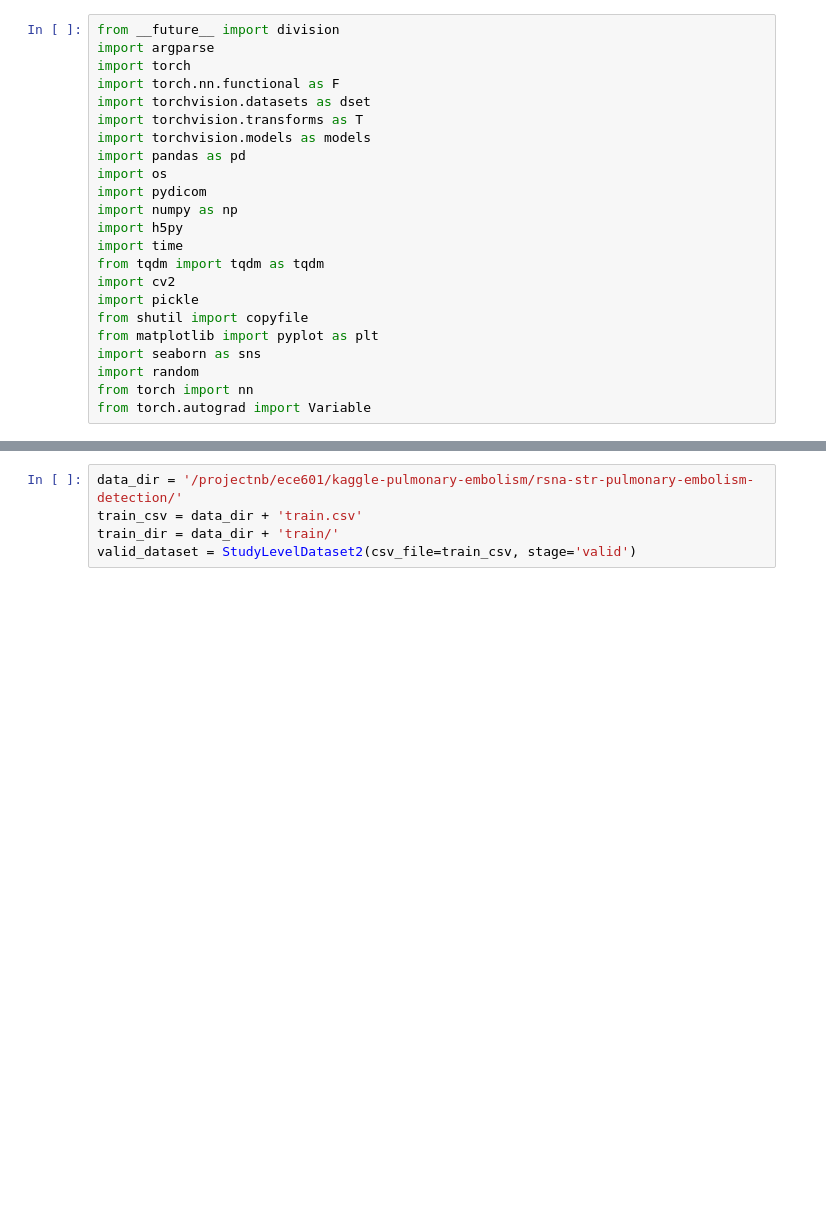
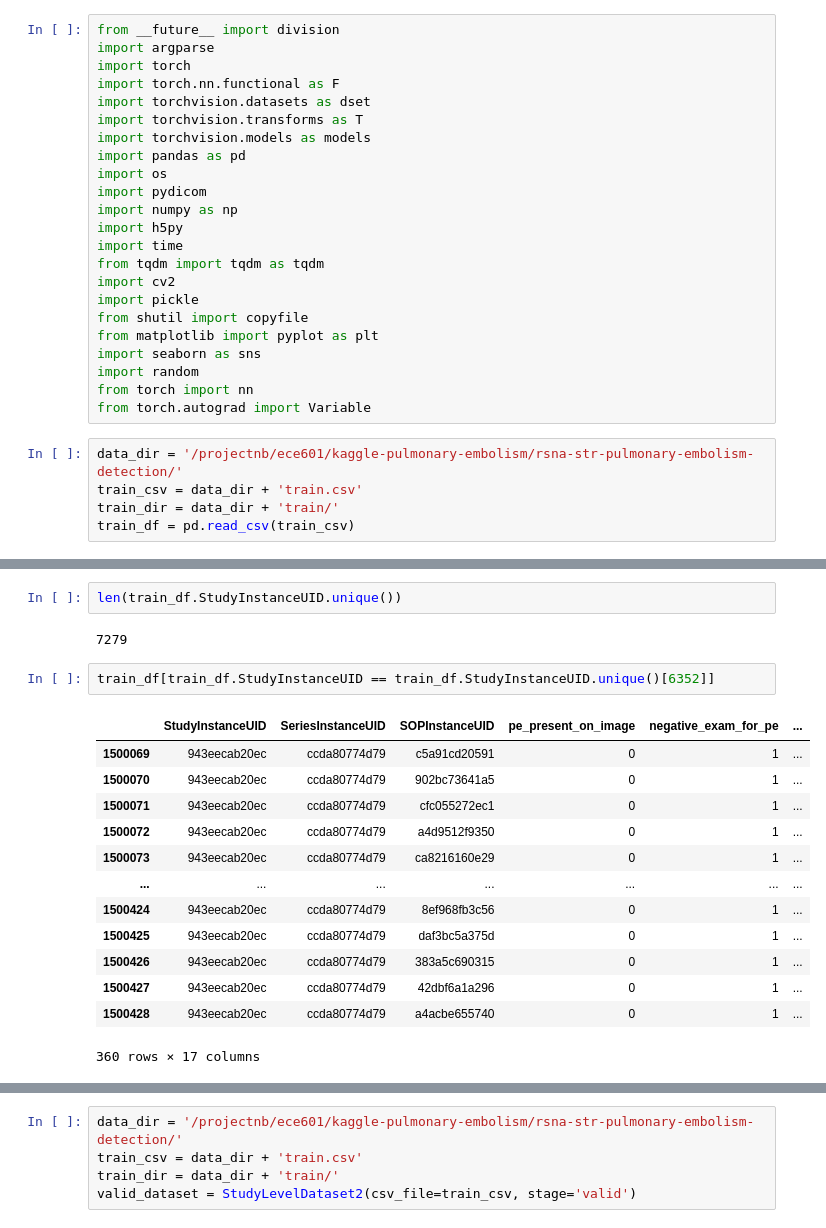
Before and after one commit to Neurobiologist/EC601-Pulmonary-Embolism, a Jupyter notebook: efficientnetb0/stats_LSTM_efficeientnet+resnet.ipynb, the cells around one changed output, grey strips where cells are left out. Saved outputs shown, nothing was run; the diff lists cells and outputs as text; blank space fills up the shorter version.

```diff
--- a/efficientnetb0/stats_LSTM_efficeientnet+resnet.ipynb
+++ b/efficientnetb0/stats_LSTM_efficeientnet+resnet.ipynb
@@ -21,3 +21,8 @@ import seaborn as sns
 import random
 from torch import nn
 from torch.autograd import Variable
+# %%
+data_dir = '/projectnb/ece601/kaggle-pulmonary-embolism/rsna-str-pulmonary-embolism-detection/'
+train_csv = data_dir + 'train.csv'
+train_dir = data_dir + 'train/'
+train_df = pd.read_csv(train_csv)
@@ -24,3 +50,23 @@ from torch.autograd import Variable
+# %%
+len(train_df.StudyInstanceUID.unique())
+# %% [output]
+7279
+# %%
+train_df[train_df.StudyInstanceUID == train_df.StudyInstanceUID.unique()[6352]]
+# %% [output]
+|  | StudyInstanceUID | SeriesInstanceUID | SOPInstanceUID | pe_present_on_image | negative_exam_for_pe | ... |
+| 1500069 | 943eecab20ec | ccda80774d79 | c5a91cd20591 | 0 | 1 | ... |
+| 1500070 | 943eecab20ec | ccda80774d79 | 902bc73641a5 | 0 | 1 | ... |
+| 1500071 | 943eecab20ec | ccda80774d79 | cfc055272ec1 | 0 | 1 | ... |
+| 1500072 | 943eecab20ec | ccda80774d79 | a4d9512f9350 | 0 | 1 | ... |
+| 1500073 | 943eecab20ec | ccda80774d79 | ca8216160e29 | 0 | 1 | ... |
+| ... | ... | ... | ... | ... | ... | ... |
+| 1500424 | 943eecab20ec | ccda80774d79 | 8ef968fb3c56 | 0 | 1 | ... |
+| 1500425 | 943eecab20ec | ccda80774d79 | daf3bc5a375d | 0 | 1 | ... |
+| 1500426 | 943eecab20ec | ccda80774d79 | 383a5c690315 | 0 | 1 | ... |
+| 1500427 | 943eecab20ec | ccda80774d79 | 42dbf6a1a296 | 0 | 1 | ... |
+| 1500428 | 943eecab20ec | ccda80774d79 | a4acbe655740 | 0 | 1 | ... |
+360 rows × 17 columns
 # %%
 class StudyLevelDataset2(torch.utils.data.Dataset):
     """Kaggle PE dataset."""
```
Also changed, not shown: parts of 11 cells of this notebook, 3 other files.
